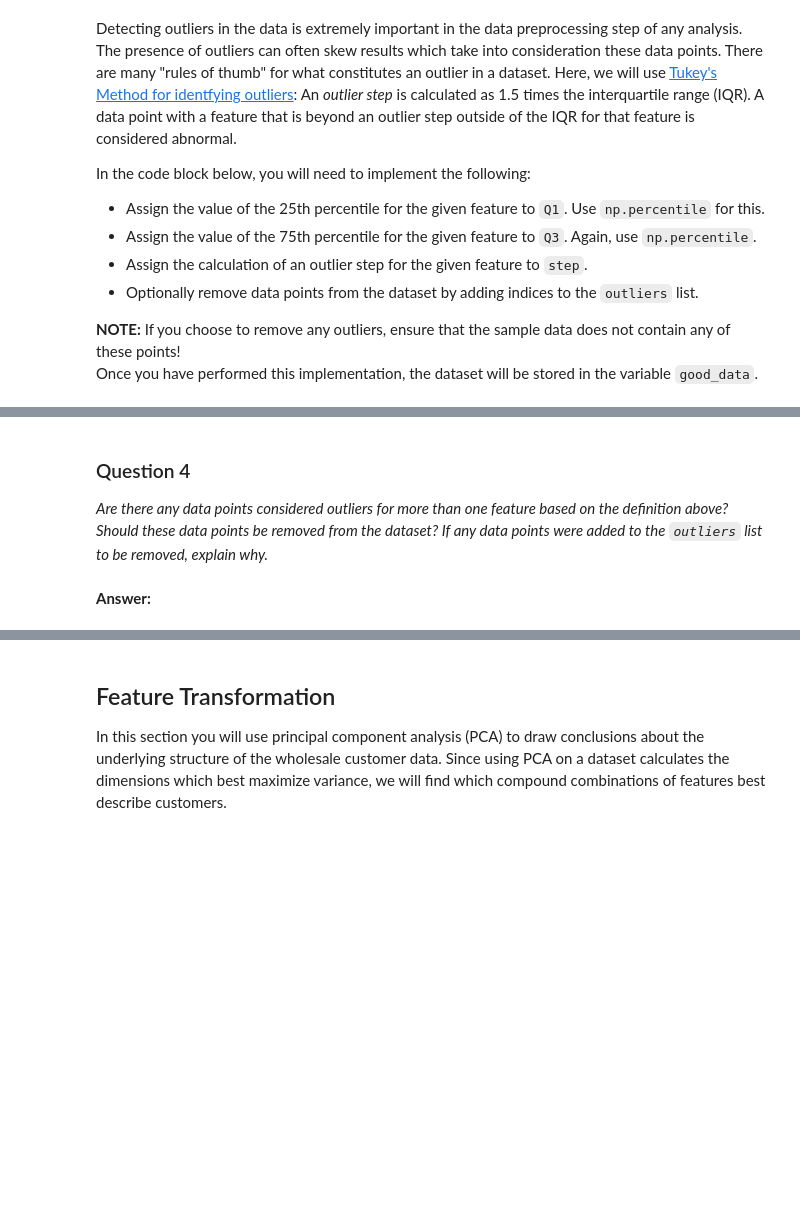
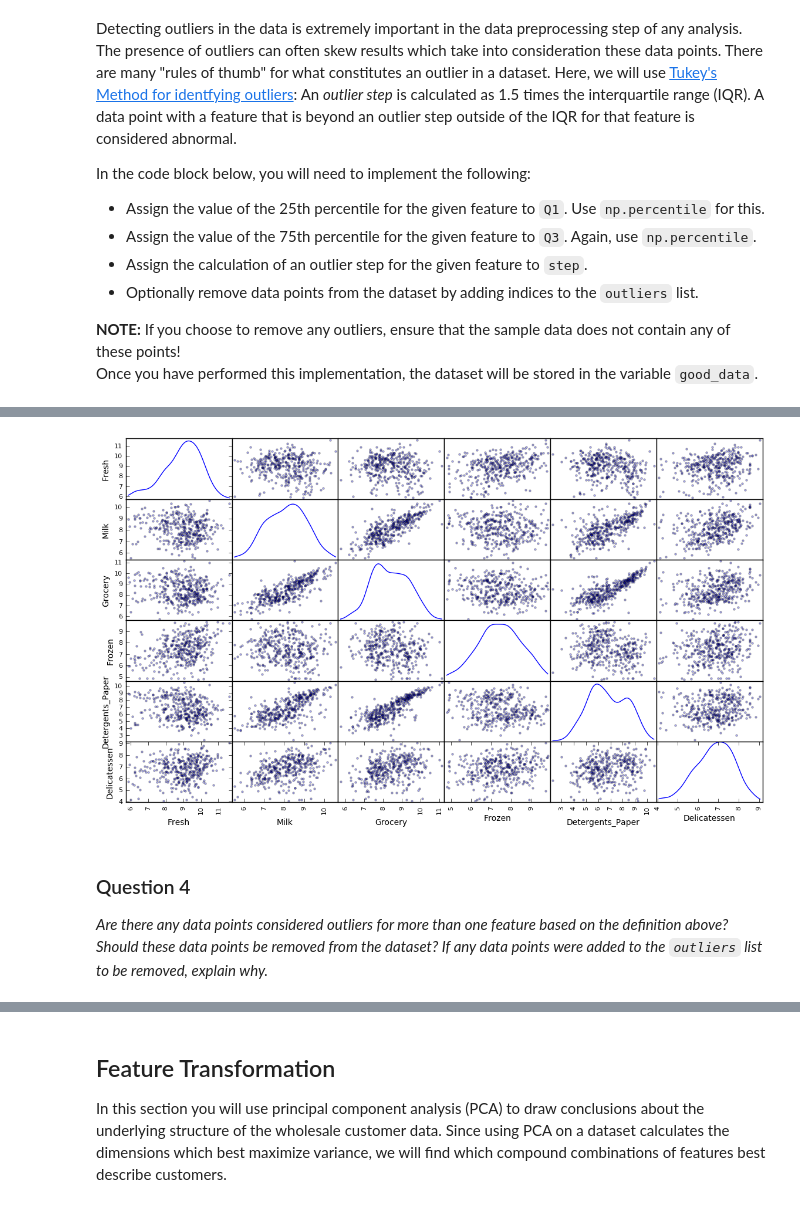
Before and after one commit to saiabhishekgv/Customer_Segments, a Jupyter notebook: customer_segments.ipynb, the cells around one changed output, grey strips where cells are left out. Saved outputs shown, nothing was run; the diff lists cells and outputs as text; code cells hidden in the pictures; blank space fills up the shorter version.

Commit message:
Question 4 Updated
Updated code and removed outliers in the input data required for the question 4.

```diff
--- a/customer_segments.ipynb
+++ b/customer_segments.ipynb
@@ -212,12 +212,15 @@ for feature in log_data.keys():
     # TODO: Use the interquartile range to calculate an outlier step (1.5 times the interquartile range)
     step = 1.3*(Q3-Q1)
 
+    print 'Feature : ',feature , ' Q1 : ',Q1 ,' Q3 : ',Q3,' step :',step
     # Display the outliers
-    print "Data points considered outliers for the feature '{}':".format(feature)
+    # print "Data points considered outliers for the feature '{}':".format(feature)
+    display(log_data[~((log_data[feature] >= Q1 - step) & (log_data[feature] <= Q3 + step))])
     outliers= pd.concat([outliers,log_data[~((log_data[feature] >= Q1 - step) & (log_data[feature] <= Q3 + step))]])
 
+duplicateIndex = outliers.index.get_duplicates()
+print 'List of duplicated indexes in one or more features are :',duplicateIndex
 outliers = outliers.drop_duplicates().sort_index().index.values
-
 # Remove the outliers, if any were specified
 good_data = log_data.drop(log_data.index[outliers]).reset_index(drop = True)
 display(len(good_data))
@@ -232,5 +306,7 @@ Data points considered outliers for the feature 'Delicatessen':
+# %%
+pd.scatter_matrix(good_data, alpha = 0.3, figsize = (14,8), diagonal = 'kde');
+# %% [output]
+[figure, added]
 # %% [markdown]
 ### Question 4
 *Are there any data points considered outliers for more than one feature based on the definition above? Should these data points be removed from the dataset? If any data points were added to the `outliers` list to be removed, explain why.*
-# %% [markdown]
-**Answer:**
```
Also changed, not shown: parts of 4 cells of this notebook.
